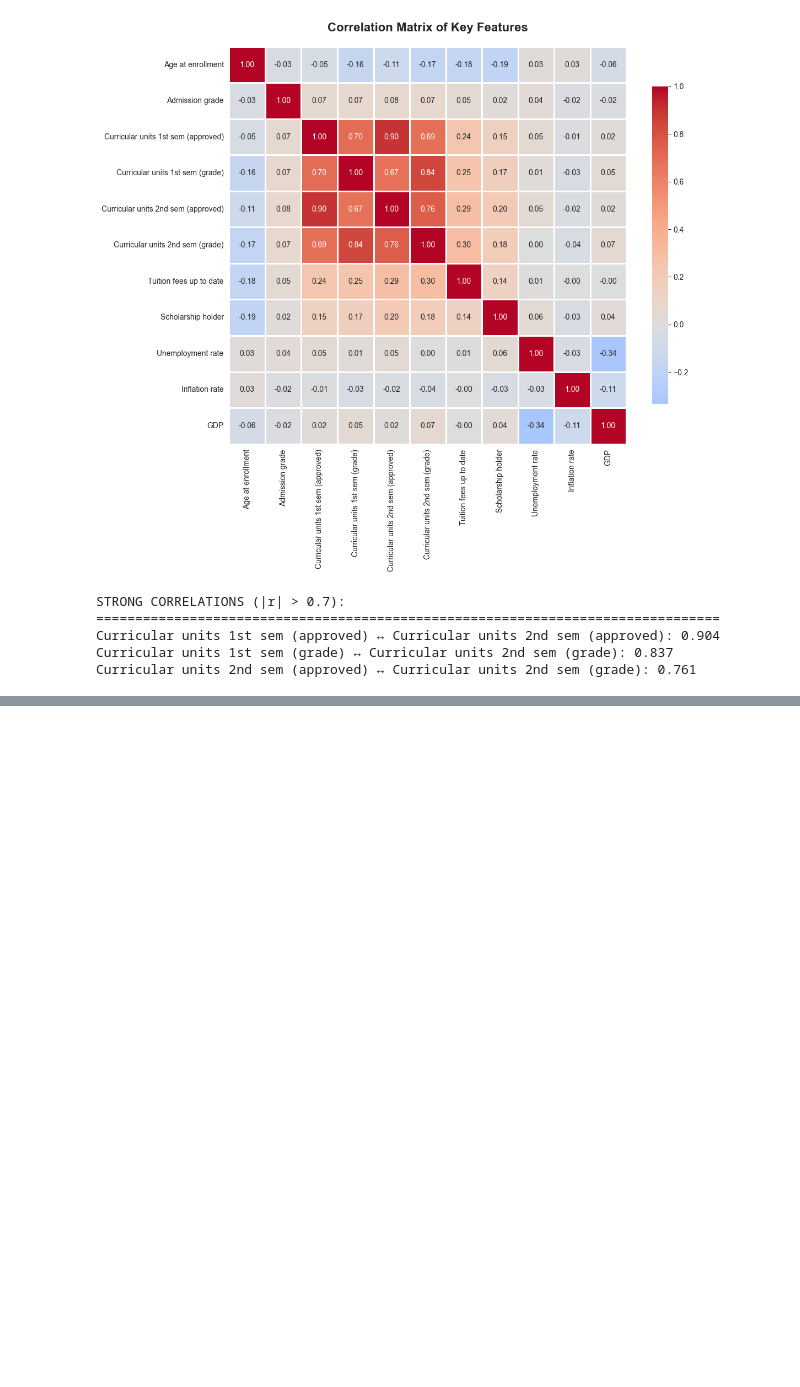
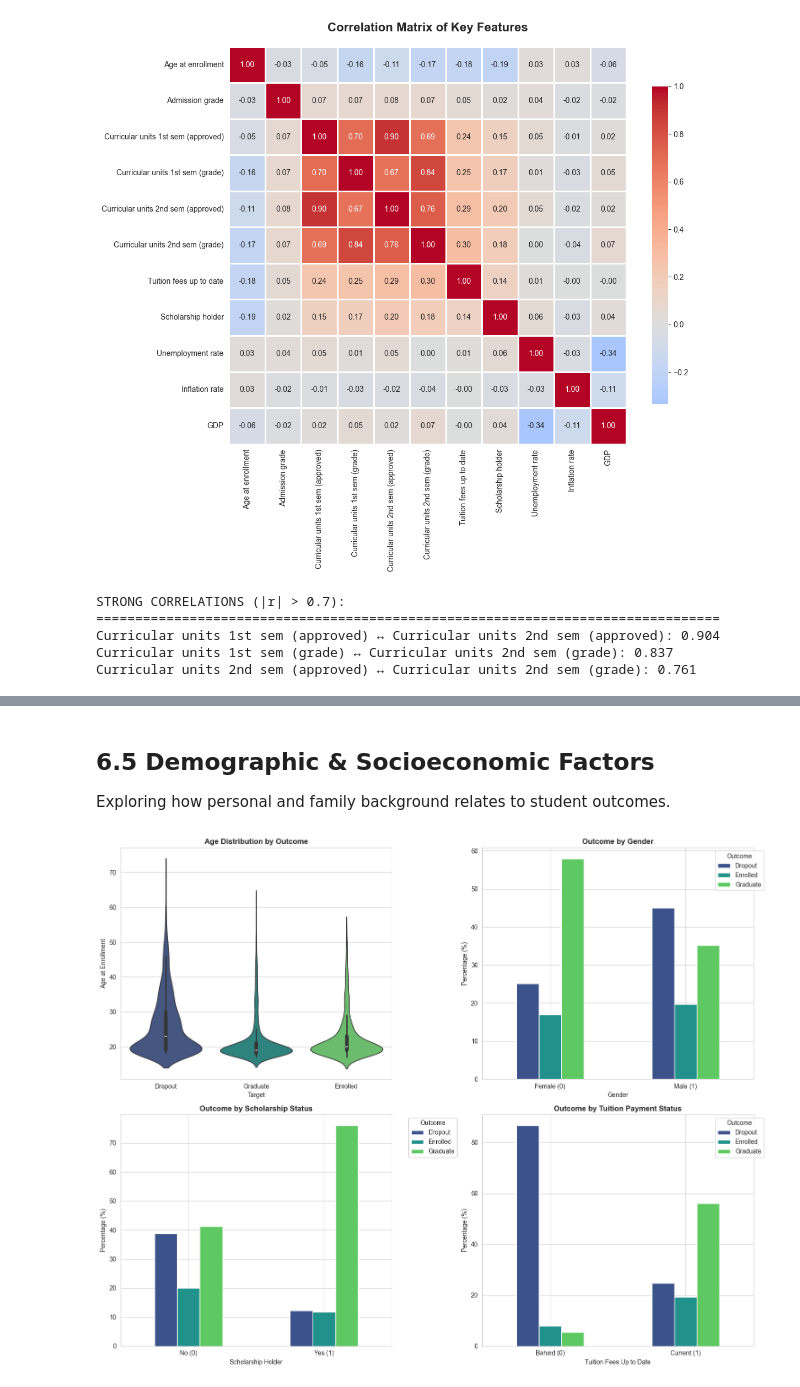
Before and after one commit to suesuee/student-success-prediction, a Jupyter notebook: eda/eda.ipynb, the cells around one changed output, grey strips where cells are left out. Saved outputs shown, nothing was run; the diff lists cells and outputs as text; code cells hidden in the pictures; blank space fills up the shorter version.

```diff
--- a/eda/eda.ipynb
+++ b/eda/eda.ipynb
@@ -294,0 +958,49 @@ Curricular units 2nd sem (approved) ↔ Curricular units 2nd sem (grade): 0.761
+# %% [markdown]
+## 6.5 Demographic & Socioeconomic Factors
+
+Exploring how personal and family background relates to student outcomes.
+# %%
+# Visualization 5: Demographics impact
+fig, axes = plt.subplots(2, 2, figsize=(15, 12))
+
+# Age distribution by outcome
+sns.violinplot(data=df, x='Target', y='Age at enrollment', hue='Target', palette='viridis', legend=False, ax=axes[0, 0])
+axes[0, 0].set_title('Age Distribution by Outcome', fontsize=12, fontweight='bold')
+axes[0, 0].set_ylabel('Age at Enrollment')
+
+# Gender breakdown
+gender_outcome = pd.crosstab(df['Gender'], df['Target'], normalize='index')* 100
+gender_outcome.plot(kind='bar', ax=axes[0, 1],
+color=sns.color_palette('viridis', 3))
+axes[0, 1].set_title('Outcome by Gender', fontsize=12, fontweight='bold')
+axes[0, 1].set_xlabel('Gender')
+axes[0, 1].set_ylabel('Percentage (%)')
+axes[0, 1].legend(title='Outcome', bbox_to_anchor=(1.05, 1))
+axes[0, 1].set_xticklabels(['Female (0)', 'Male (1)'], rotation=0)
+
+# Scholarship impact
+scholarship_outcome = pd.crosstab(df['Scholarship holder'], df['Target'], normalize='index') * 100
+scholarship_outcome.plot(kind='bar', ax=axes[1, 0],
+color=sns.color_palette('viridis', 3))
+axes[1, 0].set_title('Outcome by Scholarship Status', fontsize=12, fontweight='bold')
+axes[1, 0].set_xlabel('Scholarship Holder')
+axes[1, 0].set_ylabel('Percentage (%)')
+axes[1, 0].legend(title='Outcome', bbox_to_anchor=(1.05, 1))
+axes[1, 0].set_xticklabels(['No (0)', 'Yes (1)'], rotation=0)
+
+# Tuition payment status
+tuition_outcome = pd.crosstab(df['Tuition fees up to date'], df['Target'],
+normalize='index') * 100
+tuition_outcome.plot(kind='bar', ax=axes[1, 1],
+color=sns.color_palette('viridis', 3))
+axes[1, 1].set_title('Outcome by Tuition Payment Status', fontsize=12,
+fontweight='bold')
+axes[1, 1].set_xlabel('Tuition Fees Up to Date')
+axes[1, 1].set_ylabel('Percentage (%)')
+axes[1, 1].legend(title='Outcome', bbox_to_anchor=(1.05, 1))
+axes[1, 1].set_xticklabels(['Behind (0)', 'Current (1)'], rotation=0)
+
+plt.tight_layout()
+plt.show()
+# %% [output]
+[figure, added]
```
Also changed, not shown: parts of 49 cells of this notebook, 11 other files.
